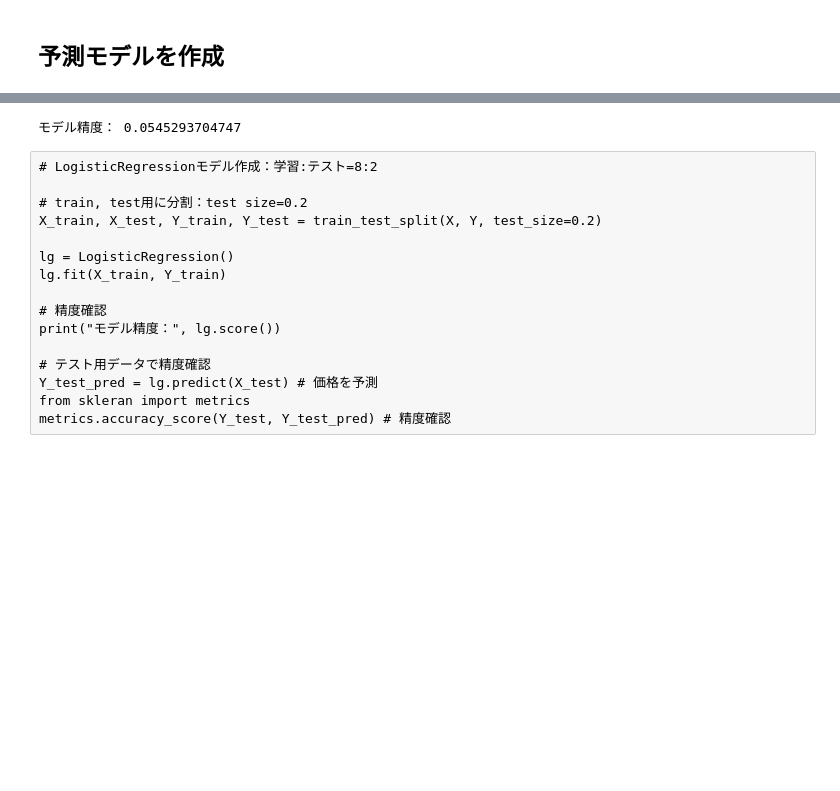
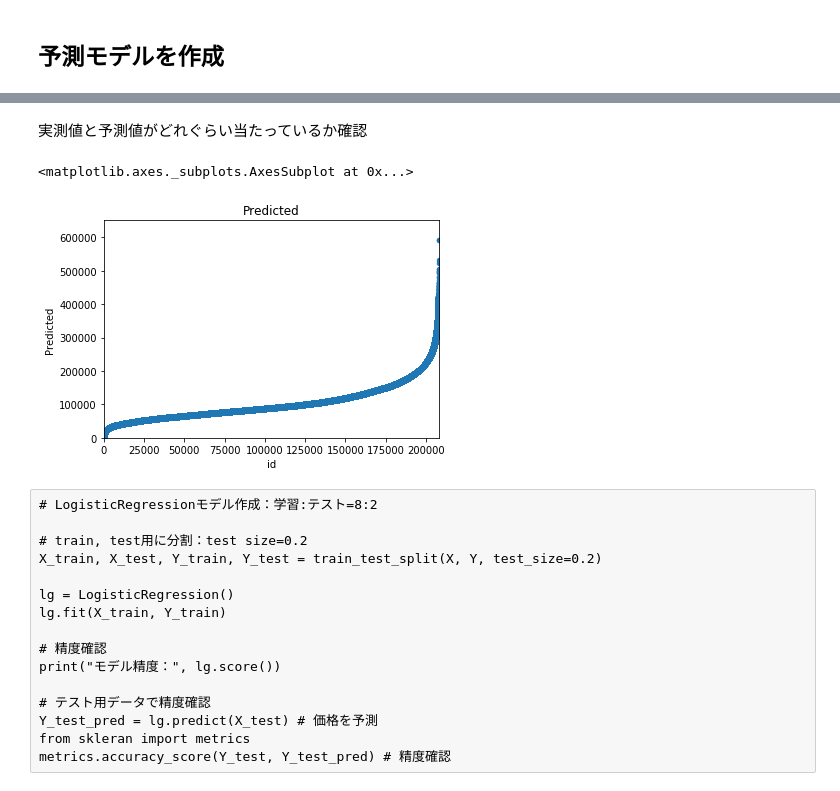
Before and after one commit to kimiaki/Bukken, a Jupyter notebook: code/analysis.ipynb, the cells around one changed output, grey strips where cells are left out. Drawn from its saved outputs; the diff is of its cells as text; code cells hidden in the pictures; blank space fills up the shorter version.

```diff
--- a/code/analysis.ipynb
+++ b/code/analysis.ipynb
@@ -230,14 +229,24 @@ from sklearn.linear_model import LogisticRegression
 from sklearn.cross_validation import train_test_split
 # %%
 # X, Yを設定
-X = df_all_2
-Y = df_all["月額費用"]
+X = df_all_2.as_matrix()
+Y = df_all["月額費用"].as_matrix()
 # %%
-# LogisticRegressionモデル作成：全データを学習
-lg_all = LogisticRegression()
-lg_all.fit(X, Y)
+# 重回帰モデル作成：全データを学習
+lm_all = linear_model.LinearRegression()
+lm_all.fit(X, Y)
+
+# RMSE
+y_pred = lm_all.predict(X)
+rmse = np.sqrt(np.sum(np.square(y_pred - Y))/len(y_pred))
+print("RMSE: ", rmse)
+
+# 偏回帰係数
+print(pd.DataFrame({"Name": df_all_2.columns, "Coefficients": lm_all.coef_}).sort_values(by="Name"))
+# 切片（誤差）
+print(lm_all.intercept_)
 
 # モデルを保存
 #Ref）https://localab.jp/blog/save-and-load-machine-learning-models-in-python-with-scikit-learn/
-filename_lg_all = "../output/model/model_lg_all.sav"
-pickle.dump(lg_all, open(filename_lg_all, "wb"))
+filename_lm_all = "../output/model/model_lm_all.sav"
+pickle.dump(lm_all, open(filename_lm_all, "wb"))
@@ -244,10 +271,23 @@ pickle.dump(lg_all, open(filename_lg_all, "wb"))
-# %%
-# 精度確認
-Y_pred = lg_all.predict(X)
-acc = metrics.accuracy_score(Y, Y_pred)
-print("モデル精度：", acc)
-# %% [output]
-モデル精度： 0.0545293704747
+# %% [markdown]
+実測値と予測値がどれぐらい当たっているか確認
+# %%
+sub_int = y_pred - Y
+sub_rate = (y_pred - Y)/Y
+id = list(range(1, len(sub_int) + 1))
+names = ["Actual", "Predicted", "Error", "Error_rate"]
+df_summary = pd.DataFrame({"Actual": Y, "Predicted": y_pred, "Error": sub_int, "Error_rate": sub_rate}, index=df_all_2.index).sort_values(by="Actual")
+# %%
+name = names[1]
+df_ = df_summary.sort_values(by = name)
+df_["id"] = id
+#lim_max = int(max(max(df_summary["Actual"]), max(df_summary["Predicted"])) * 1.1)
+y_max = int(max(df_[name]) * 1.1)
+y_min = int(min(0, min(df_[name]) * 1.1))
+#df_.plot(kind = "scatter",  x = "id", y = name, xlim = (0, len(id)+1), ylim = (y_min, y_max), title = name)
+df_.plot(kind = "scatter",  x = "id", y = name, xlim = (0, len(id)+1), ylim = (0, y_max), title = name)
+# %% [output]
+<matplotlib.axes._subplots.AxesSubplot at 0x...>
+[figure, added]
 # %% [raw]
 # LogisticRegressionモデル作成：学習:テスト=8:2
 
```
Also changed, not shown: parts of 7 cells of this notebook, 1 other file.
